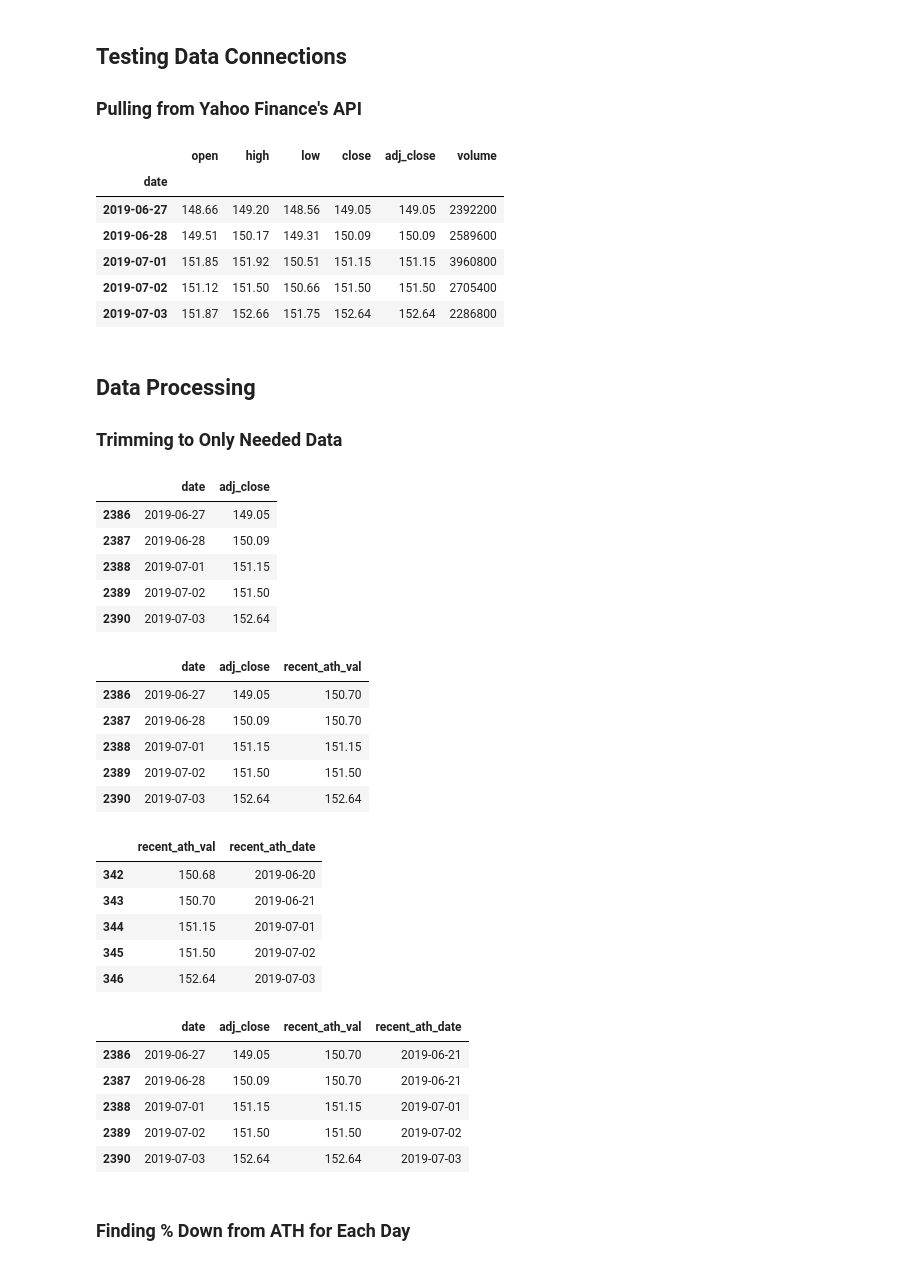
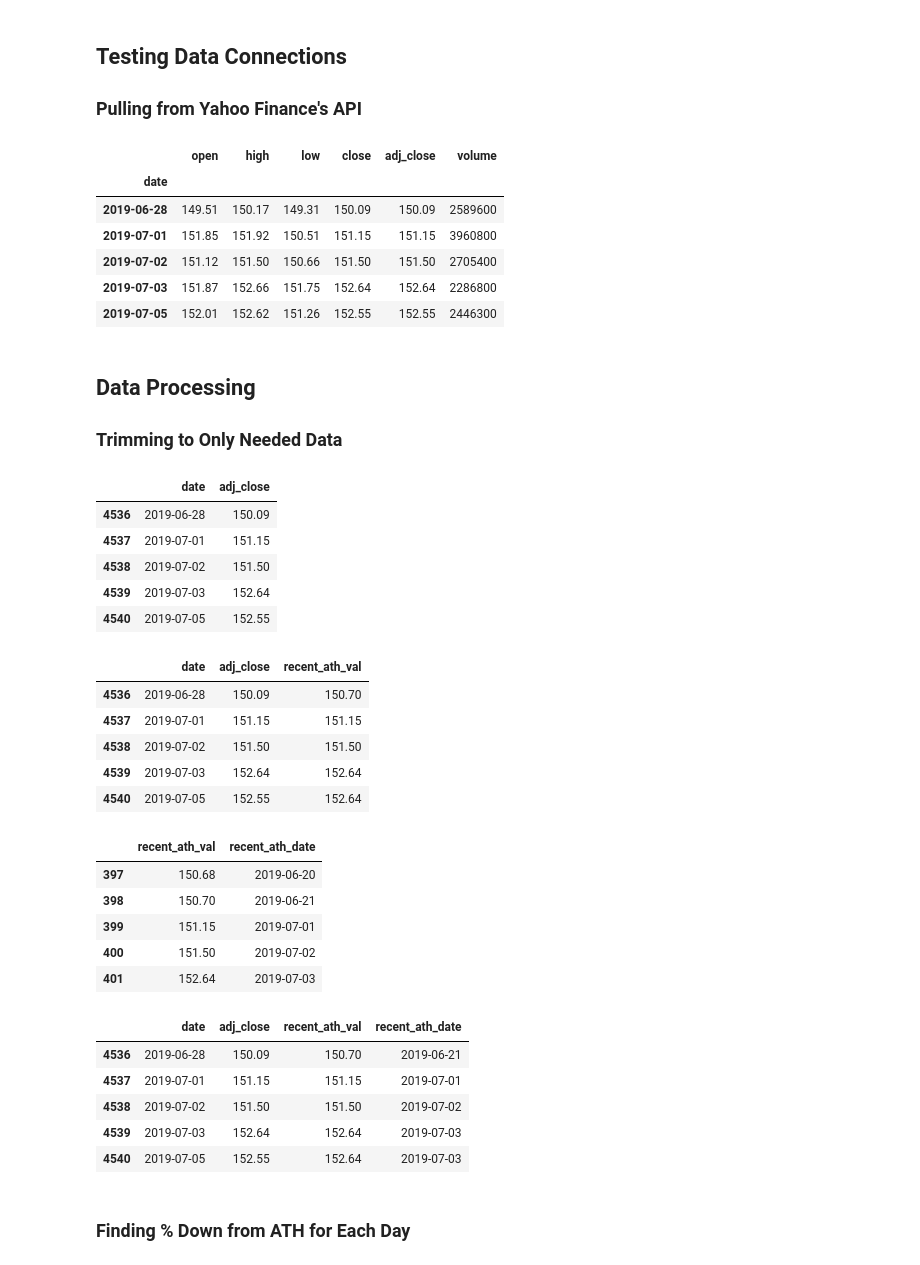
Before and after one commit to pmaji/asset-time-machine-app, a Jupyter notebook: explore.ipynb, the cells around one changed output. Cells and saved outputs as stored; diff of their text form; code cells hidden in the pictures.

```diff
--- a/explore.ipynb
+++ b/explore.ipynb
@@ -26,39 +26,39 @@ import fix_yahoo_finance as yf
 # setting a couple variables that will be parameters in the app (probably):
 # getting today's date so we pull stock data relative to today
 date_today = datetime.datetime.today()
 # formatting today's date appropriately for yf.download() call
 formatted_date_today = date_today.strftime('%Y-%m-%d')
 # setting name of asset to pull (will be callback result in app)
 present_asset_name = 'VTI'
 # setting start date of period for which to pull data
 # need to think about how far back we want to go; code is fast but plotly is a bit slow
-start_date = '2010-01-01'
+start_date = '2000-01-01'
 
 # actually hitting the YF API now
 initial_data_pull_df = (
     # pulling historical data for VTI (vanguard total stock market ETF) using fixed yahoo finance API
     yf.download(
         tickers=present_asset_name,
         start=start_date,
         end=formatted_date_today,
         progress=False)
     # using janitor to clean the column names
     .pipe(clean_names)
 )
 
 # renaming the index as well to make it lowercase (sadly janitor doesn't yet catch the index name)
 initial_data_pull_df.index.rename('date', inplace=True)
 
 # inspecting the tail of our base data
 initial_data_pull_df.tail()
 # %% [output]
 |  | open | high | low | close | adj_close | volume |
 | date |  |  |  |  |  |  |
-| 2019-06-27 | 148.66 | 149.20 | 148.56 | 149.05 | 149.05 | 2392200 |
 | 2019-06-28 | 149.51 | 150.17 | 149.31 | 150.09 | 150.09 | 2589600 |
 | 2019-07-01 | 151.85 | 151.92 | 150.51 | 151.15 | 151.15 | 3960800 |
 | 2019-07-02 | 151.12 | 151.50 | 150.66 | 151.50 | 151.50 | 2705400 |
 | 2019-07-03 | 151.87 | 152.66 | 151.75 | 152.64 | 152.64 | 2286800 |
+| 2019-07-05 | 152.01 | 152.62 | 151.26 | 152.55 | 152.55 | 2446300 |
 # %% [markdown]
 ## Data Processing
 
@@ -74,11 +74,11 @@ cleaned_close_df = initial_data_pull_df.loc[:,('date','adj_close')]
 cleaned_close_df.tail()
 # %% [output]
 |  | date | adj_close |
-| 2386 | 2019-06-27 | 149.05 |
-| 2387 | 2019-06-28 | 150.09 |
-| 2388 | 2019-07-01 | 151.15 |
-| 2389 | 2019-07-02 | 151.50 |
-| 2390 | 2019-07-03 | 152.64 |
+| 4536 | 2019-06-28 | 150.09 |
+| 4537 | 2019-07-01 | 151.15 |
+| 4538 | 2019-07-02 | 151.50 |
+| 4539 | 2019-07-03 | 152.64 |
+| 4540 | 2019-07-05 | 152.55 |
 # %%
 # creating a new column that tracks the running max of the adjusted close column
 # we'll need this value shortly so we can do our percent down from ATH calculation
@@ -87,11 +87,11 @@ cleaned_close_df['recent_ath_val'] = cleaned_close_df['adj_close'].cummax()
 cleaned_close_df.tail()
 # %% [output]
 |  | date | adj_close | recent_ath_val |
-| 2386 | 2019-06-27 | 149.05 | 150.70 |
-| 2387 | 2019-06-28 | 150.09 | 150.70 |
-| 2388 | 2019-07-01 | 151.15 | 151.15 |
-| 2389 | 2019-07-02 | 151.50 | 151.50 |
-| 2390 | 2019-07-03 | 152.64 | 152.64 |
+| 4536 | 2019-06-28 | 150.09 | 150.70 |
+| 4537 | 2019-07-01 | 151.15 | 151.15 |
+| 4538 | 2019-07-02 | 151.50 | 151.50 |
+| 4539 | 2019-07-03 | 152.64 | 152.64 |
+| 4540 | 2019-07-05 | 152.55 | 152.64 |
 # %%
 # now we want to add the date of the most recent ATH to our df
 recent_ath_date_df = (cleaned_close_df
@@ -104,11 +104,11 @@ recent_ath_date_df = (cleaned_close_df
 recent_ath_date_df.tail()
 # %% [output]
 |  | recent_ath_val | recent_ath_date |
-| 342 | 150.68 | 2019-06-20 |
-| 343 | 150.70 | 2019-06-21 |
-| 344 | 151.15 | 2019-07-01 |
-| 345 | 151.50 | 2019-07-02 |
-| 346 | 152.64 | 2019-07-03 |
+| 397 | 150.68 | 2019-06-20 |
+| 398 | 150.70 | 2019-06-21 |
+| 399 | 151.15 | 2019-07-01 |
+| 400 | 151.50 | 2019-07-02 |
+| 401 | 152.64 | 2019-07-03 |
 # %%
 # now we merge the df we made with the ATH value / date pairs back onto our main df
 close_and_ath_df = cleaned_close_df.merge(recent_ath_date_df,on="recent_ath_val")
@@ -116,11 +116,11 @@ close_and_ath_df = cleaned_close_df.merge(recent_ath_date_df,on="recent_ath_val"
 close_and_ath_df.tail()
 # %% [output]
 |  | date | adj_close | recent_ath_val | recent_ath_date |
-| 2386 | 2019-06-27 | 149.05 | 150.70 | 2019-06-21 |
-| 2387 | 2019-06-28 | 150.09 | 150.70 | 2019-06-21 |
-| 2388 | 2019-07-01 | 151.15 | 151.15 | 2019-07-01 |
-| 2389 | 2019-07-02 | 151.50 | 151.50 | 2019-07-02 |
-| 2390 | 2019-07-03 | 152.64 | 152.64 | 2019-07-03 |
+| 4536 | 2019-06-28 | 150.09 | 150.70 | 2019-06-21 |
+| 4537 | 2019-07-01 | 151.15 | 151.15 | 2019-07-01 |
+| 4538 | 2019-07-02 | 151.50 | 151.50 | 2019-07-02 |
+| 4539 | 2019-07-03 | 152.64 | 152.64 | 2019-07-03 |
+| 4540 | 2019-07-05 | 152.55 | 152.64 | 2019-07-03 |
 # %% [markdown]
 ### Finding % Down from ATH for Each Day
 # %%
```
Also changed, not shown: parts of 5 cells of this notebook, 4 other files.
